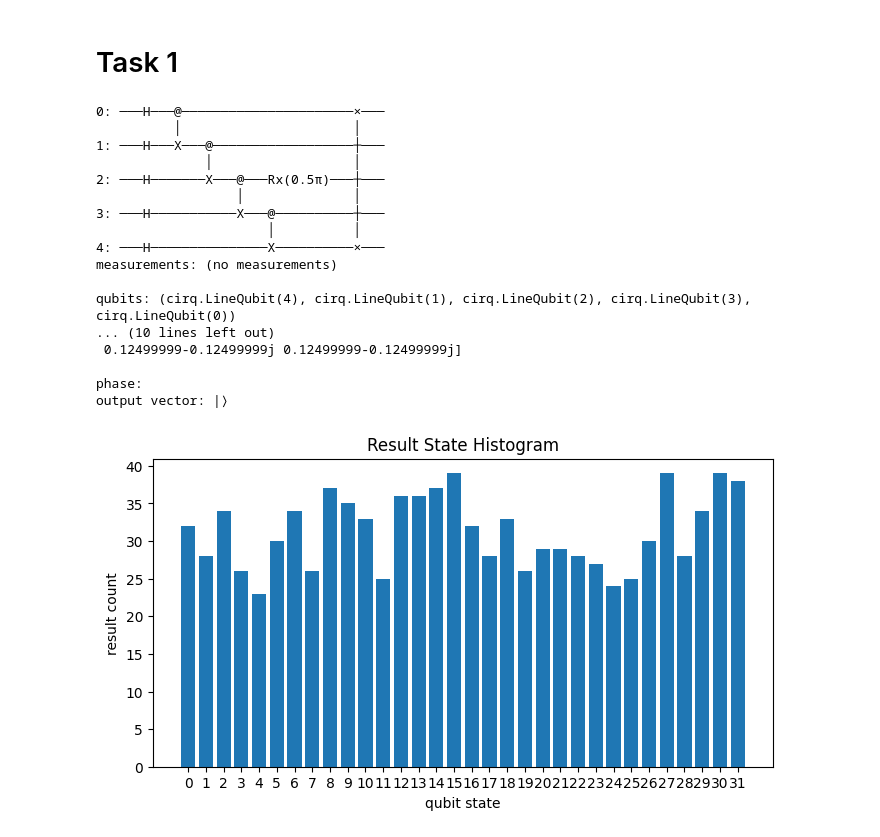
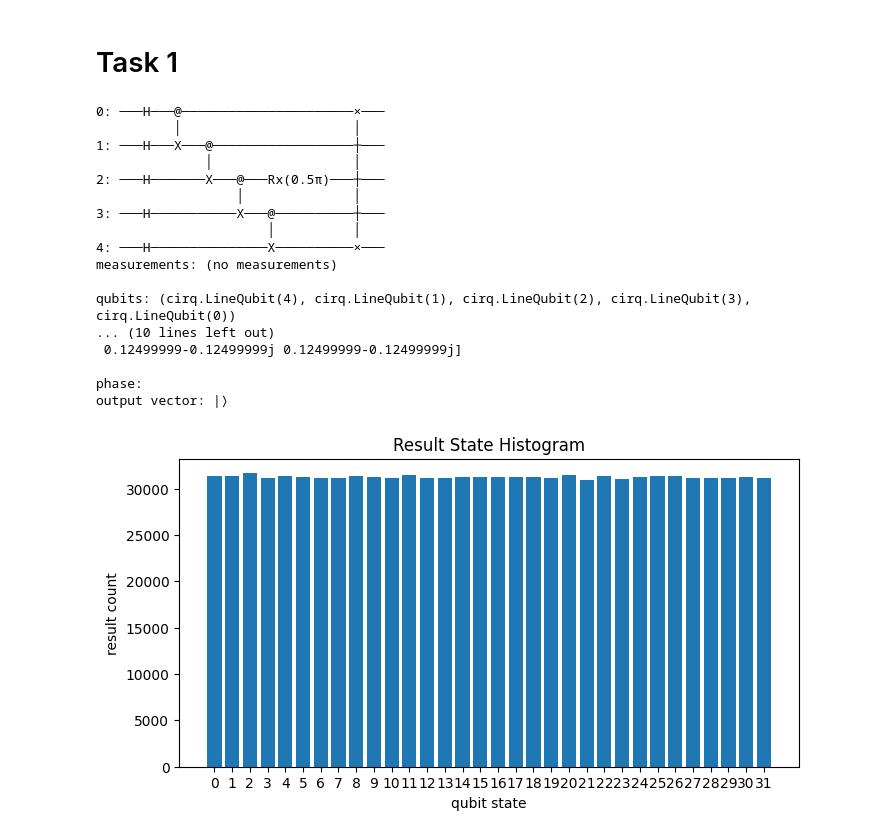
Before and after one commit to atharvmunot004/GSOC25_ML4SCI_QMLHEP, a Jupyter notebook: Task_01.ipynb, the cells around one changed output. Saved outputs shown, nothing was run; the diff lists cells and outputs as text; code cells hidden in the pictures.

Commit message:
Task_01->Complete with mathematical interpretation | Task_02->

```diff
--- a/Task_01.ipynb
+++ b/Task_01.ipynb
@@ -61,43 +61,64 @@ circuit_task01.append(cirq.H(q) for q in qubits)
 
 ''' Task c -> Apply CNOT operation on (0, 1), (1,2), (2,3), (3,4) '''
 circuit_task01.append(cirq.CNOT(qubits[i], qubits[i + 1]) for i in range(4))
-# print (circuit_task01)
+''' Now they will be:
+    q0: 1/√2 ( |0⟩ + |1⟩ )
+    q1: 1/√2 ( |0⟩ + |1⟩ )
+    q2: 1/√2 ( |0⟩ + |1⟩ )
+    q3: 1/√2 ( |0⟩ + |1⟩ )
+    q4: 1/√2 ( |0⟩ + |1⟩ )
+'''
 
-# Apply SWAP between qubit 0 and 4
+''' Task d-> SWAP (0, 4) '''
 circuit_task01.append(cirq.SWAP(qubits[0], qubits[4]))
-# print (circuit_task01)
+''' Now they will be:
+    q0: 1/√2 ( |0⟩ + |1⟩ )
+    q1: 1/√2 ( |0⟩ + |1⟩ )
+    q2: 1/√2 ( |0⟩ + |1⟩ )
+    q3: 1/√2 ( |0⟩ + |1⟩ )
+    q4: 1/√2 ( |0⟩ + |1⟩ )
+'''
 
-# Apply Rx(pi/2) to qubit 2 (arbitrarily chosen)
+''' Task e-> Rotate X with pi/2 on any qubit  '''
 circuit_task01.append(cirq.rx(np.pi / 2)(qubits[2]))
+''' Now they will be:
+    q0: 1/√2 ( |0⟩ + |1⟩ )
+    q1: 1/√2 ( |0⟩ + |1⟩ )
+    q2: 1/√2 ( |0⟩ - |1⟩ )
+    q3: 1/√2 ( |0⟩ + |1⟩ )
+    q4: 1/√2 ( |0⟩ + |1⟩ )
+'''
+
+''' Task f-> Plot the circuit '''
 print (circuit_task01)
 
 s = cirq.Simulator()
 results = s.simulate(circuit_task01)
 print (results)
 circuit_task01.append(cirq.measure(cirq.LineQubit(4), cirq.LineQubit(1), cirq.LineQubit(2), cirq.LineQubit(3), cirq.LineQubit(0), key='result'))
-samples = s.run(circuit_task01, repetitions=1000)
+samples = s.run(circuit_task01, repetitions=1000000)
 
 # Plot the circuit
 cirq.CircuitDiagramInfo(circuit_task01)
 fig, ax = plt.subplots(figsize=(8, 4))
 cirq.plot_state_histogram(samples, plt.subplot())
 plt.show()
 # %% [output]
 0: ───H───@──────────────────────×───
           │                      │
 1: ───H───X───@──────────────────┼───
               │                  │
 2: ───H───────X───@───Rx(0.5π)───┼───
                   │              │
 3: ───H───────────X───@──────────┼───
                       │          │
 4: ───H───────────────X──────────×───
 measurements: (no measurements)
 
 qubits: (cirq.LineQubit(4), cirq.LineQubit(1), cirq.LineQubit(2), cirq.LineQubit(3), cirq.LineQubit(0))
 ... (10 lines left out)
  0.12499999-0.12499999j 0.12499999-0.12499999j]
 
 phase:
 output vector: |⟩
-[figure, old version]
+[figure, new version]
```
Also changed, not shown: parts of 7 cells of this notebook, 1 other file.
